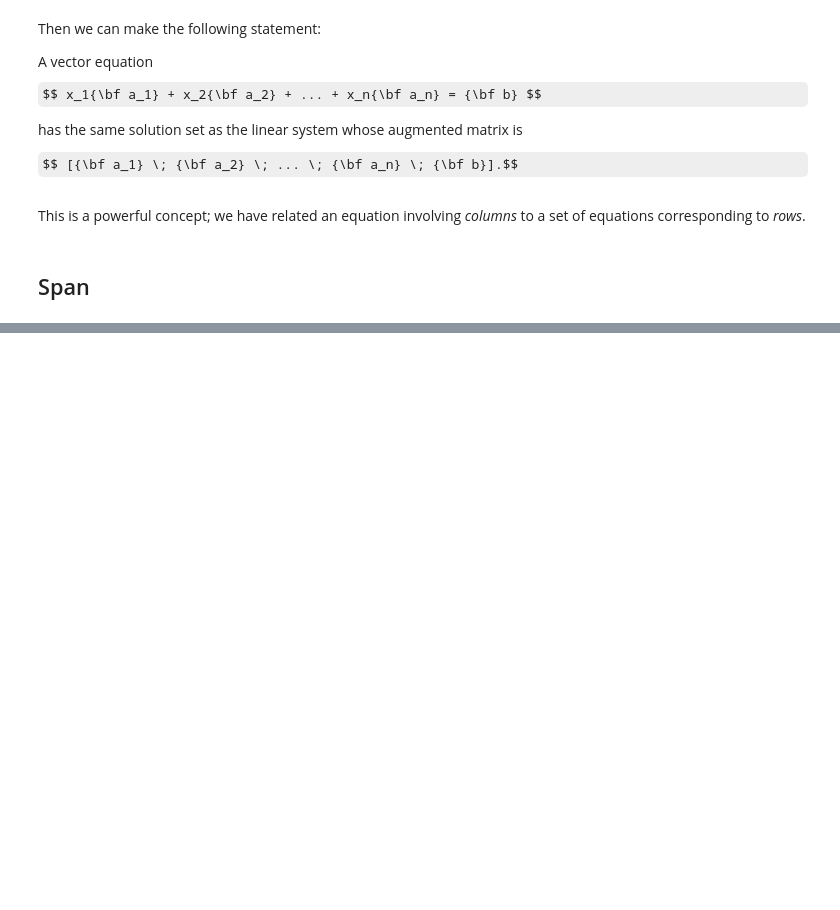
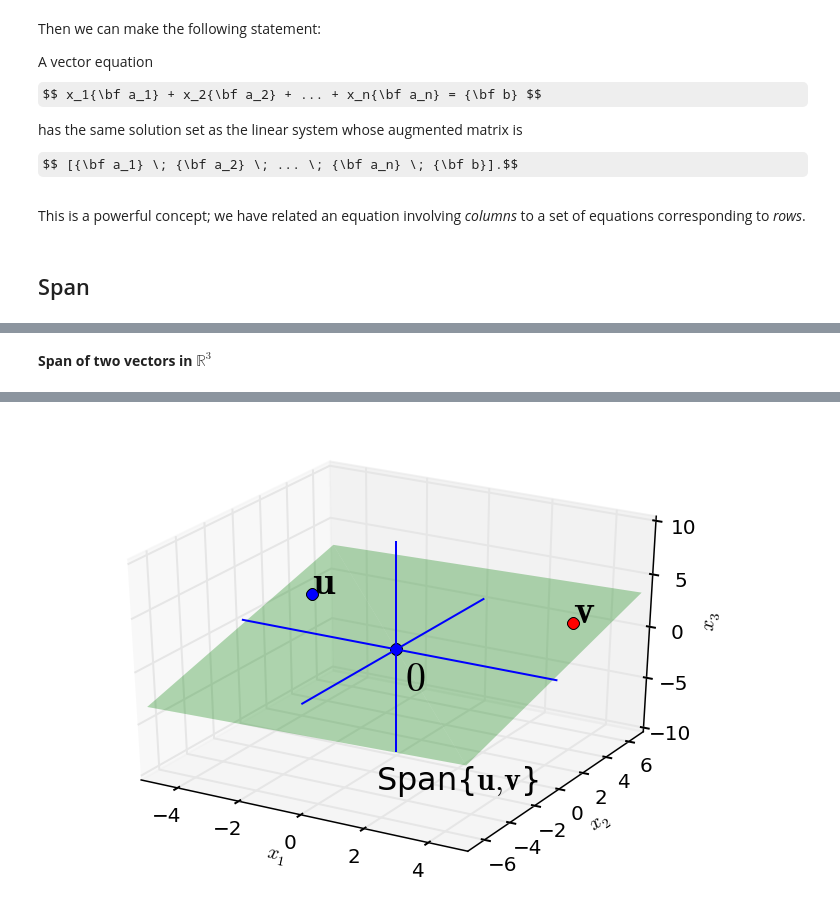
Before and after one commit to mcrovella/CS132-Geometric-Algorithms, a Jupyter notebook: L3VectorEquations.ipynb, the cells around one changed output, grey strips where cells are left out. Drawn from its saved outputs; the diff is of its cells as text; code cells hidden in the pictures; some formulas as TeX source; blank space fills up the shorter version.

```diff
--- a/L3VectorEquations.ipynb
+++ b/L3VectorEquations.ipynb
@@ -342,0 +369,22 @@ This is a powerful concept; we have related an equation involving _columns_ to a
+# %% [markdown]
+__Span of two vectors in $\mathbb{R}^3$__
+# %%
+sl.hide_code_in_slideshow()
+ax = ut.plotSetup3d(-5,5,-7,7,-10,10)
+v = [4.0,4.0,2.0]
+u = [-4.0,3.0,1.0]
+ax.text(v[0],v[1],v[2],r'$\bf v$',size=20)
+ax.text(u[0],u[1],u[2],r'$\bf u$',size=20)
+ax.text(1,-4,-10,r'Span{$\bf u,v$}',size=16)
+ax.text(0.2,0.2,-4,r'$\bf 0$',size=20)
+# plotting the span of v
+ut.plotSpan3d(ax,u,v,'Green')
+ut.plotPoint3d(ax,u[0],u[1],u[2],'b')
+ut.plotPoint3d(ax,v[0],v[1],v[2],'r')
+ut.plotPoint3d(ax,0,0,0,'b')
+# plotting the axes
+ut.plotIntersection3d(ax,[0,0,1,0],[0,1,0,0])
+ut.plotIntersection3d(ax,[0,0,1,0],[1,0,0,0])
+ut.plotIntersection3d(ax,[0,1,0,0],[1,0,0,0])
+print ''
+# %% [output]
@@ -342,0 +392 @@ This is a powerful concept; we have related an equation involving _columns_ to a
+[figure, added]
```
Also changed, not shown: parts of 9 cells of this notebook, 1 other file.
